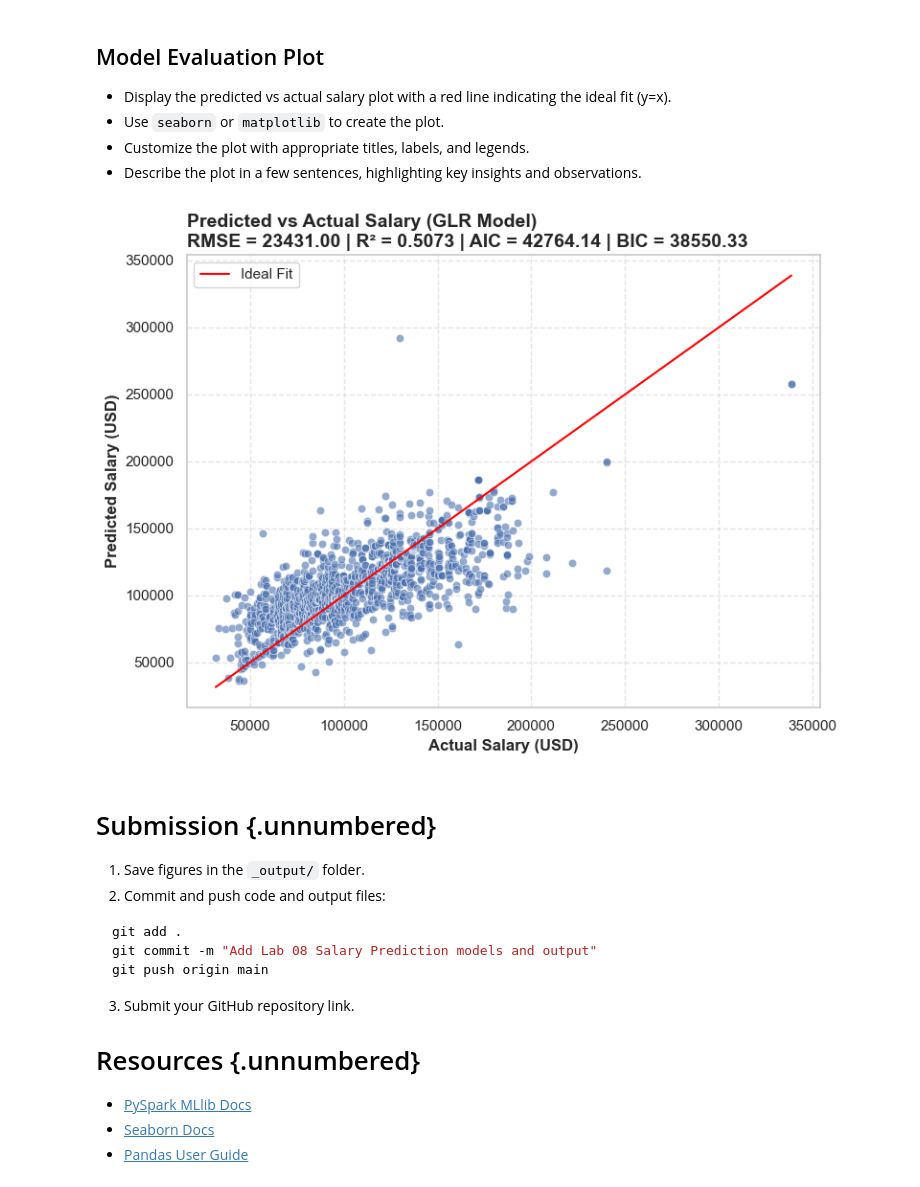
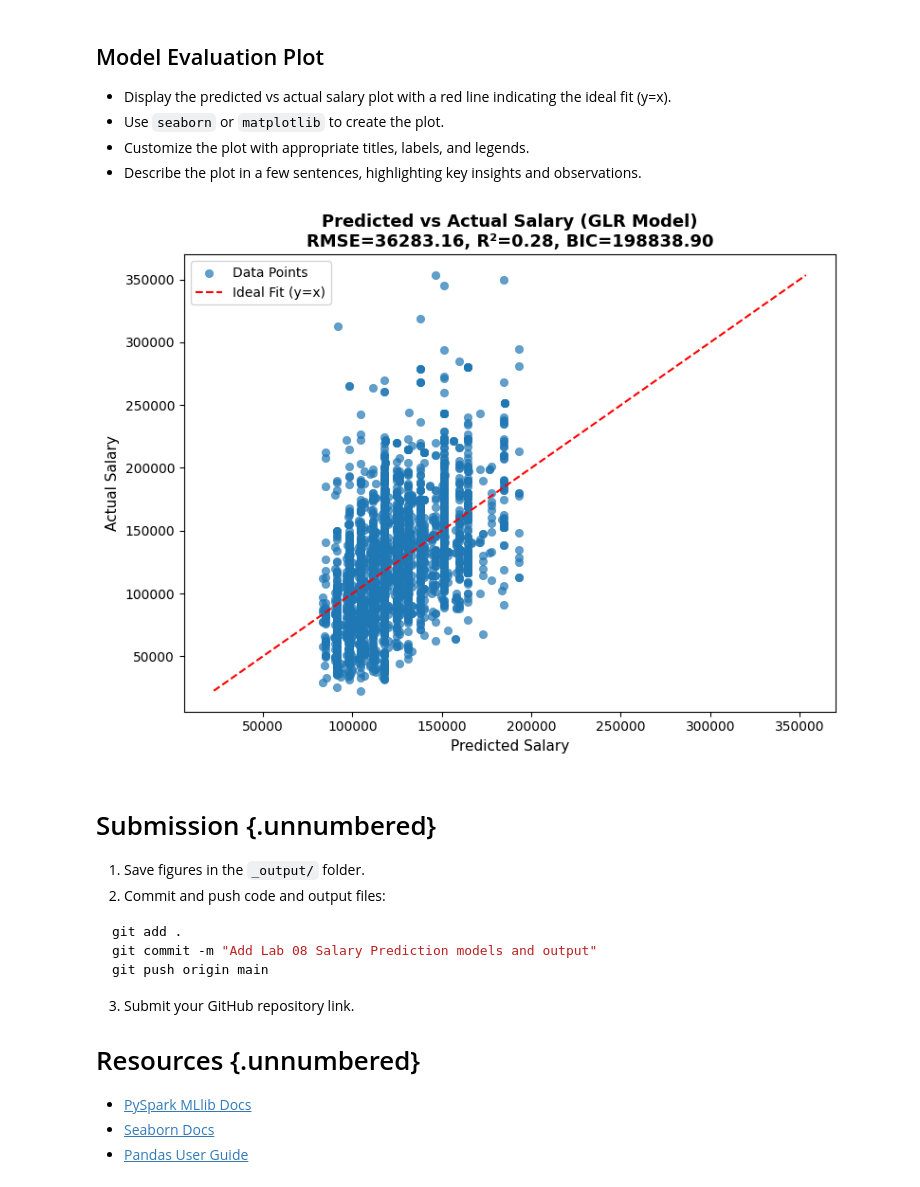
Before and after one commit to met-ad-688/lab08-JianhaoHong, a Jupyter notebook: lab08-Jianhao.ipynb, the cells around one changed output. Cells and saved outputs as stored; diff of their text form; code cells hidden in the pictures.

```diff
--- a/lab08-Jianhao.ipynb
+++ b/lab08-Jianhao.ipynb
@@ -474,30 +548,44 @@ rmse =
 - Use `seaborn` or `matplotlib` to create the plot.
 - Customize the plot with appropriate titles, labels, and legends.
 - Describe the plot in a few sentences, highlighting key insights and observations.
-# %%
-#| eval: true
-#| echo: false
-import pandas as pd
-import matplotlib.pyplot as plt
-import seaborn as sns
-
-# Convert GLR predictions to pandas
-pandas_df =
-
-# Plot
-plt.figure(figsize=(8, 6))
-
-
-plt.title(f"Predicted vs Actual Salary (GLR Model)\n"
-          f"RMSE = {rmse:.2f} | R² = {r2:.4f} | AIC = {aic:.2f} | BIC = {bic:.2f}", loc="left", fontsize=14, fontweight="bold")
-
-plt.tight_layout()
-
-# Save figure
-plt.savefig("_output/glr_predicted_vs_actual.png", dpi=300)
-plt.show()
-# %% [output]
-[figure, removed]
+# %%
+#| eval: true
+#| echo: false
+import pandas as pd
+import matplotlib.pyplot as plt
+import seaborn as sns
+
+pdf = pred_glr.select("prediction", "SALARY").toPandas()
+
+r2_value = 0.2837223401367277
+rmse_value = 36283.15585652351
+bic_value = 198838.89652786948
+
+title_str = (
+    "Predicted vs Actual Salary (GLR Model)\n"
+    f"RMSE={rmse_value:.2f}, R²={r2_value:.2f}, BIC={bic_value:.2f}"
+)
+
+
+plt.figure(figsize=(8, 6))
+sns.scatterplot(x="prediction", y="SALARY", data=pdf, alpha=0.7, edgecolor=None, label="Data Points")
+
+
+_min = min(pdf["SALARY"].min(), pdf["prediction"].min())
+_max = max(pdf["SALARY"].max(), pdf["prediction"].max())
+plt.plot([_min, _max], [_min, _max], color='red', linestyle='--', label='Ideal Fit (y=x)')
+
+plt.title(title_str, fontsize=13, fontweight='bold')
+plt.xlabel("Predicted Salary", fontsize=11)
+plt.ylabel("Actual Salary", fontsize=11)
+plt.legend(loc="best")
+plt.tight_layout()
+
+
+plt.savefig("./glr_predicted_vs_actual.png", dpi=300)
+plt.show()
+# %% [output]
+[figure, added]
 # %% [markdown]
 # Submission {.unnumbered}
 1. Save figures in the `_output/` folder.
```
Also changed, not shown: parts of 7 cells of this notebook.
